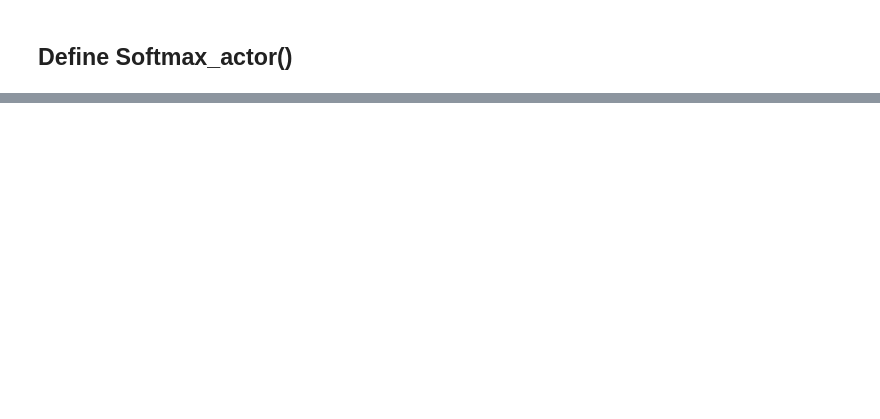
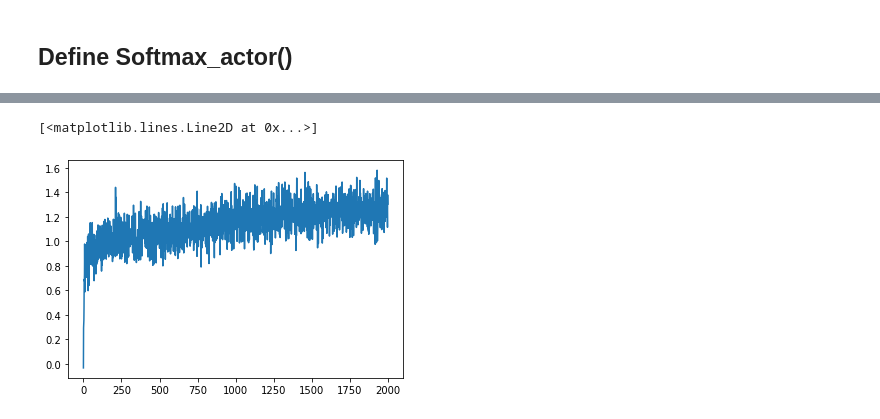
Before and after one commit to rweaton/reinforcement-learning-exercises, a Jupyter notebook: SuttonBartoChapt2/n-armed-bandit.ipynb, the cells around one changed output, grey strips where cells are left out. Drawn from its saved outputs; the diff is of its cells as text; code cells hidden in the pictures; blank space fills up the shorter version.

```diff
--- a/SuttonBartoChapt2/n-armed-bandit.ipynb
+++ b/SuttonBartoChapt2/n-armed-bandit.ipynb
@@ -141,0 +266,5 @@ array([3, 3, 3, 3, 3, 3, 3, 2, 1, 0, 5, 3, 3, 3, 3, 3, 2, 2, 4, 3])
+# %%
+plt.plot(reward_trace)
+# %% [output]
+[<matplotlib.lines.Line2D at 0x...>]
+[figure, added]
```
Also changed, not shown: parts of 16 cells of this notebook.
